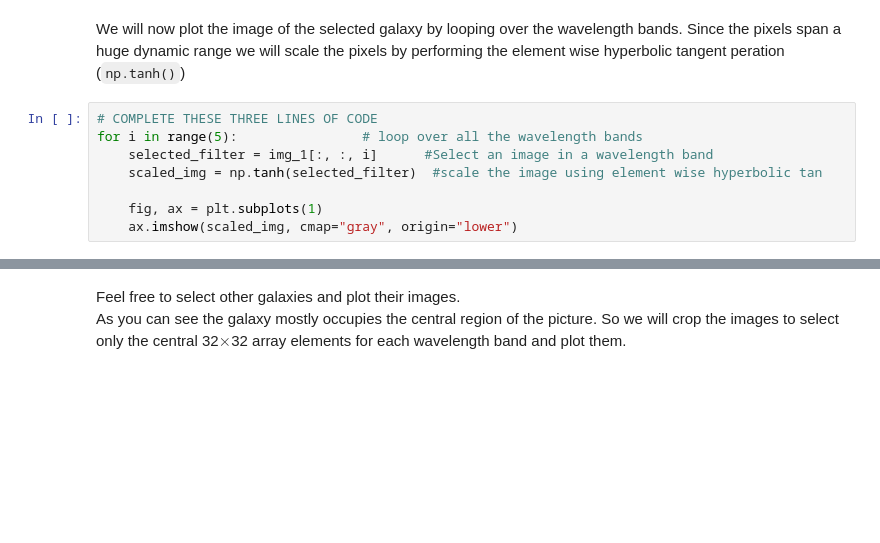
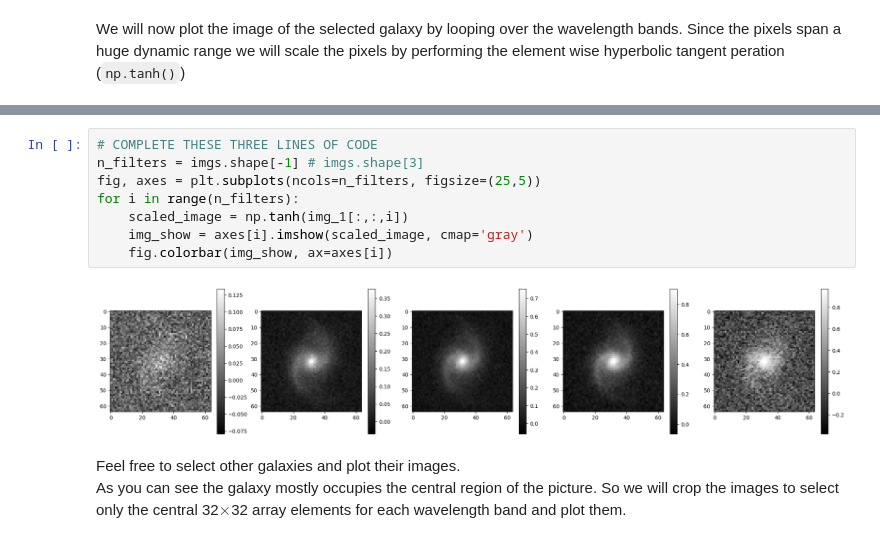
Before and after one commit to astropgh/python-boot-camp-2024, a Jupyter notebook: notebooks/03-NumpyBasics/solutions/solutions_numpy-basics-2.ipynb, the cells around one changed output, grey strips where cells are left out. Saved outputs shown, nothing was run; the diff lists cells and outputs as text; blank space fills up the shorter version.

```diff
--- a/notebooks/03-NumpyBasics/solutions/solutions_numpy-basics-2.ipynb
+++ b/notebooks/03-NumpyBasics/solutions/solutions_numpy-basics-2.ipynb
@@ -113,11 +125,3 @@ img_1.shape
 (64, 64, 5)
 # %% [markdown]
 We will now plot the image of the selected galaxy by looping over the wavelength bands. Since the pixels span a huge dynamic range we will scale the pixels by performing the element wise hyperbolic tangent peration (`np.tanh()`)
-# %%
-# COMPLETE THESE THREE LINES OF CODE
-for i in range(5):                # loop over all the wavelength bands
-    selected_filter = img_1[:, :, i]      #Select an image in a wavelength band
-    scaled_img = np.tanh(selected_filter)  #scale the image using element wise hyperbolic tan
-
-    fig, ax = plt.subplots(1)
-    ax.imshow(scaled_img, cmap="gray", origin="lower")
@@ -130,3 +135,13 @@ for i in range(5):                # loop over all the wavelength bands
+# %%
+# COMPLETE THESE THREE LINES OF CODE
+n_filters = imgs.shape[-1] # imgs.shape[3]
+fig, axes = plt.subplots(ncols=n_filters, figsize=(25,5))
+for i in range(n_filters):
+    scaled_image = np.tanh(img_1[:,:,i])
+    img_show = axes[i].imshow(scaled_image, cmap='gray')
+    fig.colorbar(img_show, ax=axes[i])
+# %% [output]
+[figure, added]
 # %% [markdown]
 Feel free to select other galaxies and plot their images.
 As you can see the galaxy mostly occupies the central region of the picture. So we will crop the images to select only the central 32$\times$32 array elements for each wavelength band and plot them.
```
Also changed, not shown: parts of 15 cells of this notebook, 1 other file.
